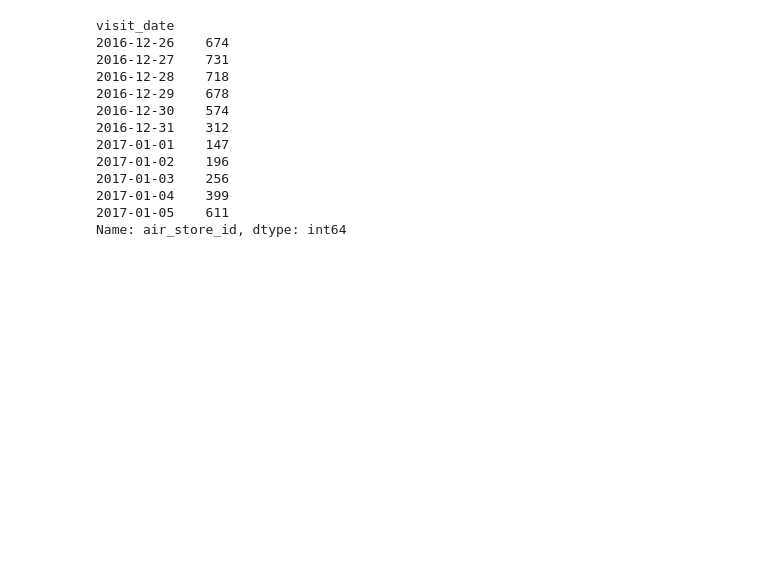
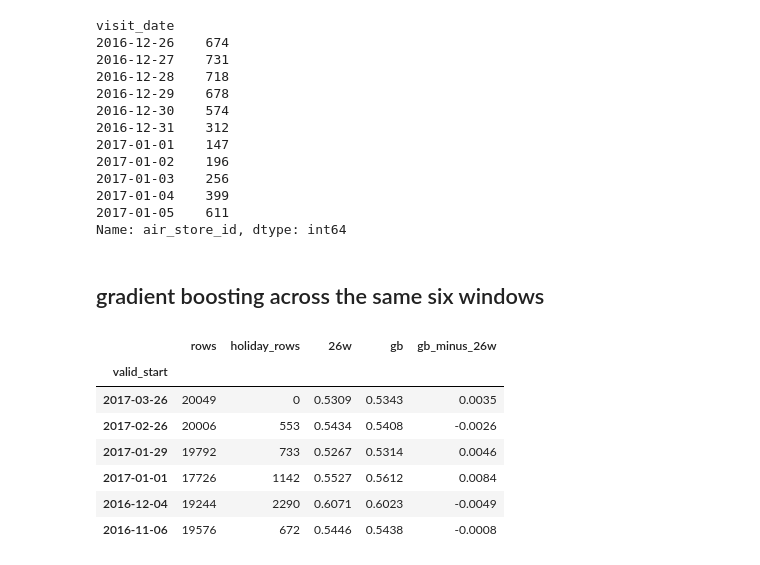
Before and after one commit to bakarboyy/restaurant-demand-forecasting, a Jupyter notebook: notebooks/01_explore.ipynb, the cells around one changed output. Saved outputs shown, nothing was run; the diff lists cells and outputs as text; code cells hidden in the pictures; blank space fills up the shorter version.

```diff
--- a/notebooks/01_explore.ipynb
+++ b/notebooks/01_explore.ipynb
@@ -560,3 +560,57 @@ visit_date
 2017-01-04    399
 2017-01-05    611
 Name: air_store_id, dtype: int64
+# %% [markdown]
+## gradient boosting across the same six windows
+# %%
+cat_cols = ["air_genre_name", "air_area_name"]
+features = ["dow", "month", "day", "holiday_flg", "air_genre_name", "air_area_name",
+            "store_mean", "store_median", "store_std", "store_dow_mean"]
+
+def gb_window(valid_end, days=28):
+    # 1. Dates for this window
+    valid_end = pd.Timestamp(valid_end)
+    valid_start = valid_end - pd.Timedelta(days=days - 1)
+    train_end = valid_start - pd.Timedelta(days=1)
+
+    # 2. Split and add calendar/restaurant clues
+    tr_w = build(visits[visits["visit_date"] <= train_end])
+    va_w = build(visits[(visits["visit_date"] >= valid_start) & (visits["visit_date"] <= valid_end)])
+    tr_w["log_v"] = np.log1p(tr_w["visitors"])
+
+    # 3. Restaurant history features, from training data only
+    stats = (tr_w.groupby("air_store_id")["log_v"]
+             .agg(store_mean="mean", store_median="median", store_std="std").reset_index())
+    sdow = (tr_w.groupby(["air_store_id", "dow"])["log_v"]
+            .mean().rename("store_dow_mean").reset_index())
+    add = lambda df: df.merge(stats, on="air_store_id", how="left").merge(sdow, on=["air_store_id", "dow"], how="left")
+    tr_w, va_w = add(tr_w), add(va_w)
+
+    # 4. Turn text columns into codes, train, predict, score
+    enc = OrdinalEncoder(handle_unknown="use_encoded_value", unknown_value=-1)
+    tr_w[cat_cols] = enc.fit_transform(tr_w[cat_cols])
+    va_w[cat_cols] = enc.transform(va_w[cat_cols])
+
+    m = HistGradientBoostingRegressor(categorical_features=cat_cols, random_state=42)
+    m.fit(tr_w[features], tr_w["log_v"])
+    p = np.clip(np.expm1(m.predict(va_w[features])), 0, None)
+    return rmsle(va_w["visitors"], p)
+
+rows = []
+for e in ends:
+    r = run_window(e, week_options=(26,))   # the 26-week baseline for this window
+    r["gb"] = gb_window(e)                  # gradient boosting for this window
+    rows.append(r)
+
+bt2 = pd.DataFrame(rows).set_index("valid_start")
+bt2["gb_minus_26w"] = bt2["gb"] - bt2["26w"]
+bt2.round(4)
+# %% [output]
+|  | rows | holiday_rows | 26w | gb | gb_minus_26w |
+| valid_start |  |  |  |  |  |
+| 2017-03-26 | 20049 | 0 | 0.5309 | 0.5343 | 0.0035 |
+| 2017-02-26 | 20006 | 553 | 0.5434 | 0.5408 | -0.0026 |
+| 2017-01-29 | 19792 | 733 | 0.5267 | 0.5314 | 0.0046 |
+| 2017-01-01 | 17726 | 1142 | 0.5527 | 0.5612 | 0.0084 |
+| 2016-12-04 | 19244 | 2290 | 0.6071 | 0.6023 | -0.0049 |
+| 2016-11-06 | 19576 | 672 | 0.5446 | 0.5438 | -0.0008 |
```
